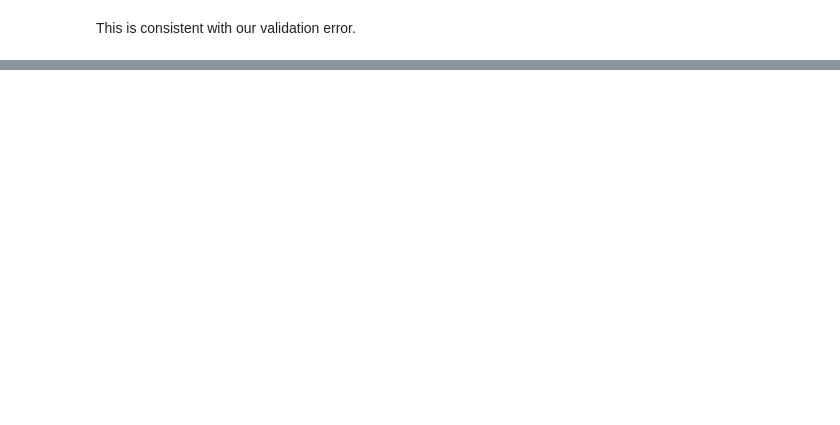
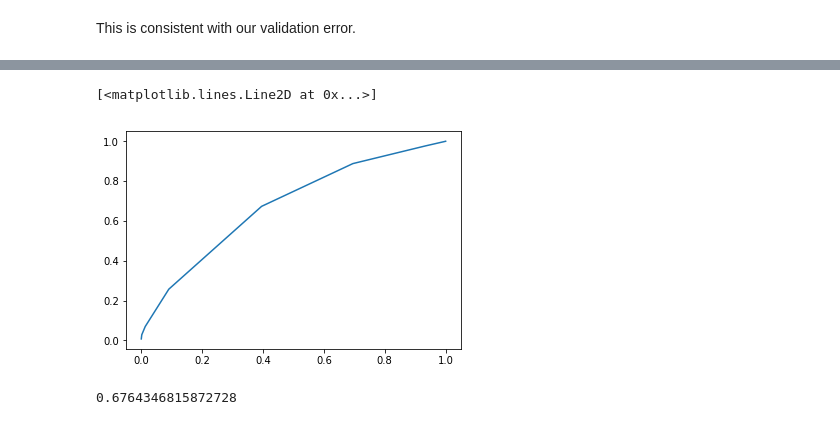
Before and after one commit to gracezhuhanrong/Rotten-Potato, a Jupyter notebook: MovieRecEngine.ipynb, the cells around one changed output, grey strips where cells are left out. Saved outputs shown, nothing was run; the diff lists cells and outputs as text; code cells hidden in the pictures; blank space fills up the shorter version.

```diff
--- a/MovieRecEngine.ipynb
+++ b/MovieRecEngine.ipynb
@@ -509,0 +757,4 @@ This is consistent with our validation error.
+# %%
+train_val_matrix = train_matrix + validation_matrix
+train_all_best_model = ALS(ratings = train_val_matrix, n_factors=fact, reg=reg, verbose=True)
+train_all_best_model.train()
@@ -509,0 +763,3 @@ This is consistent with our validation error.
+# %%
+bi_predict,bi_test = [],[]
+bi_predict,bi_test, tpr, fpr = cmdata(train_val_matrix, train_all_best_model.predict_all(), test_matrix, n = 10)
@@ -509,0 +798,10 @@ This is consistent with our validation error.
+# %%
+plt.plot(fpr, tpr)
+# %% [output]
+[<matplotlib.lines.Line2D at 0x...>]
+[figure, added]
+# %%
+from sklearn import metrics
+metrics.auc(fpr, tpr)
+# %% [output]
+0.6764346815872728
```
Also changed, not shown: parts of 34 cells of this notebook, 6 other files.
